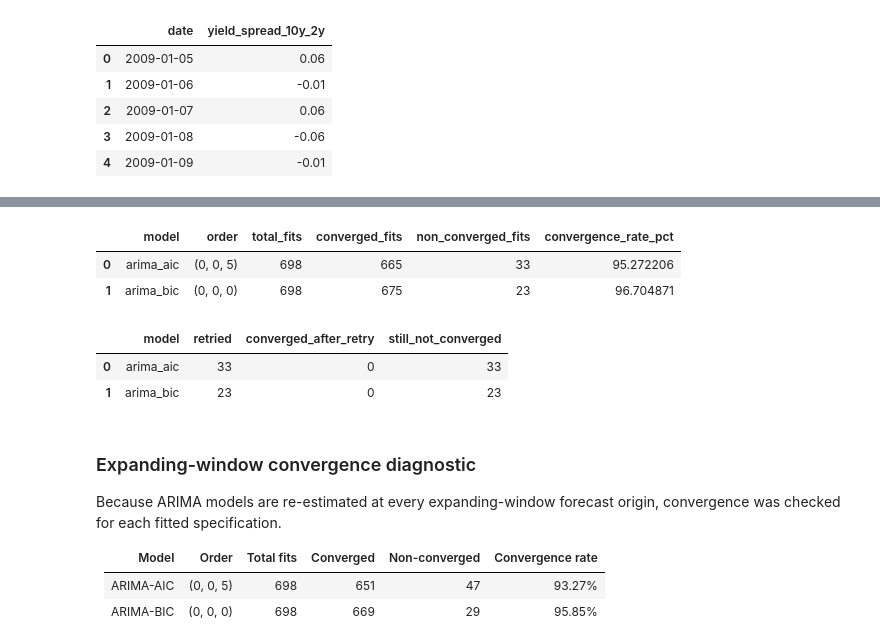
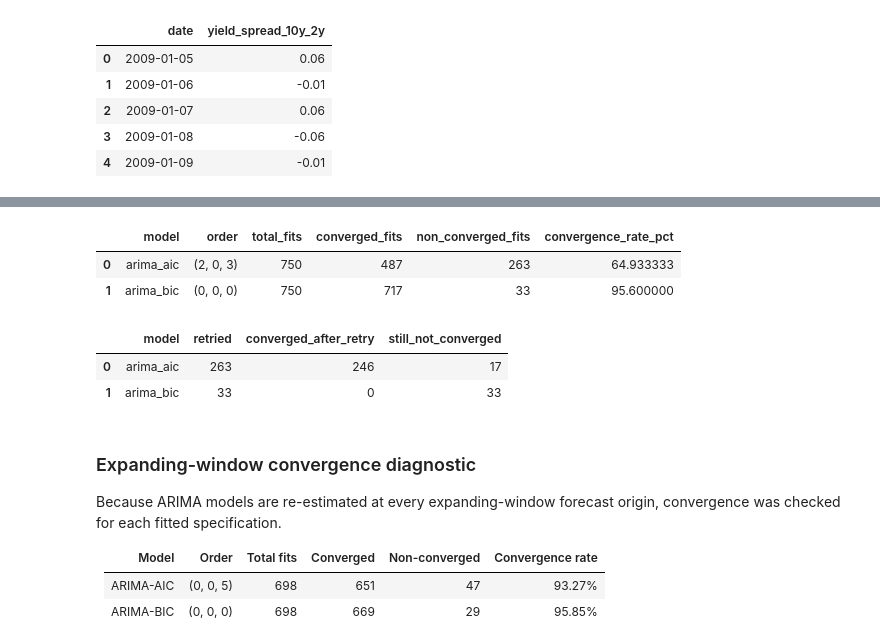
Before and after one commit to nholguinrh/DAMO-699-Capstone-project-GRP5, a Jupyter notebook: notebooks/03_models/arima_baseline.ipynb, the cells around one changed output, grey strips where cells are left out. Cells and saved outputs as stored; diff of their text form; code cells hidden in the pictures.

```diff
--- a/notebooks/03_models/arima_baseline.ipynb
+++ b/notebooks/03_models/arima_baseline.ipynb
@@ -353,11 +318,11 @@ ARIMA_ORDERS = {
 
 results = []
 
-for origin in range(MIN_TRAIN, len(arima_diff) - max(HORIZONS), STEP):
-    train_diff = arima_diff.iloc[:origin][TARGET].astype(float)
+for origin in range(MIN_TRAIN, len(arima_levels) - max(HORIZONS), STEP):
+    train_diff = arima_diff.iloc[:origin - 1][TARGET].astype(float)
 
     # Last observed level at forecast origin
-    last_level = aligned_arima_levels.loc[origin - 1, TARGET]
+    last_level = arima_levels.loc[origin - 1, TARGET]
 
     fitted_models = {}
 
@@ -369,13 +334,13 @@ for origin in range(MIN_TRAIN, len(arima_diff) - max(HORIZONS), STEP):
         ).fit()
 
     for h in HORIZONS:
-        actual_level = aligned_arima_levels.loc[origin + h - 1, TARGET]
+        actual_level = arima_levels.loc[origin + h - 1, TARGET]
 
         # Shared Random Walk benchmark
         naive_forecast = last_level
 
         row = {
-            "origin_date": aligned_arima_levels.loc[origin - 1, "date"],
+            "origin_date": arima_levels.loc[origin - 1, "date"],
             "horizon": h,
             "actual": actual_level,
             "naive": naive_forecast,
@@ -568,8 +533,8 @@ dm_results_df.round(4)
 
 convergence_records = []
 
-for origin in range(MIN_TRAIN, len(arima_diff) - max(HORIZONS), STEP):
-    train_diff = arima_diff.iloc[:origin][TARGET].astype(float)
+for origin in range(MIN_TRAIN, len(arima_levels) - max(HORIZONS), STEP):
+    train_diff = arima_diff.iloc[:origin - 1][TARGET].astype(float)
 
     for model_name, order in ARIMA_ORDERS.items():
         fit = ARIMA(
@@ -580,40 +545,40 @@ for origin in range(MIN_TRAIN, len(arima_diff) - max(HORIZONS), STEP):
 
         convergence_records.append({
             "origin": origin,
-            "origin_date": aligned_arima_levels.loc[origin - 1, "date"],
+            "origin_date": arima_levels.loc[origin - 1, "date"],
             "model": model_name,
             "order": str(order),
             "converged": bool(fit.mle_retvals.get("converged", True)),
         })
 
 convergence_df = pd.DataFrame(convergence_records)
 
 convergence_summary = (
     convergence_df
     .groupby(["model", "order"])["converged"]
     .agg(
         total_fits="count",
         converged_fits="sum"
     )
     .reset_index()
 )
 
 convergence_summary["non_converged_fits"] = (
     convergence_summary["total_fits"]
     - convergence_summary["converged_fits"]
 )
 
 convergence_summary["convergence_rate_pct"] = (
     convergence_summary["converged_fits"]
     / convergence_summary["total_fits"]
     * 100
 )
 
 convergence_summary
 # %% [output]
 |  | model | order | total_fits | converged_fits | non_converged_fits | convergence_rate_pct |
-| 0 | arima_aic | (0, 0, 5) | 698 | 665 | 33 | 95.272206 |
-| 1 | arima_bic | (0, 0, 0) | 698 | 675 | 23 | 96.704871 |
+| 0 | arima_aic | (2, 0, 3) | 750 | 487 | 263 | 64.933333 |
+| 1 | arima_bic | (0, 0, 0) | 750 | 717 | 33 | 95.600000 |
 # %%
 # Retry only non-converged expanding-window fits with a higher iteration limit
 
@@ -629,7 +594,7 @@ for _, failed in failed_fits.iterrows():
     model_name = failed["model"]
     order = ARIMA_ORDERS[model_name]
 
-    train_diff = arima_diff.iloc[:origin][TARGET].astype(float)
+    train_diff = arima_diff.iloc[:origin - 1][TARGET].astype(float)
 
     retry_fit = ARIMA(
         train_diff,
@@ -641,7 +606,7 @@ for _, failed in failed_fits.iterrows():
 
     retry_records.append({
         "origin": origin,
-        "origin_date": aligned_arima_levels.loc[origin - 1, "date"],
+        "origin_date": arima_levels.loc[origin - 1, "date"],
         "model": model_name,
         "order": str(order),
         "retry_converged": bool(
@@ -669,8 +634,8 @@ retry_summary["still_not_converged"] = (
 retry_summary
 # %% [output]
 |  | model | retried | converged_after_retry | still_not_converged |
-| 0 | arima_aic | 33 | 0 | 33 |
-| 1 | arima_bic | 23 | 0 | 23 |
+| 0 | arima_aic | 263 | 246 | 17 |
+| 1 | arima_bic | 33 | 0 | 33 |
 # %% [markdown]
 ### Expanding-window convergence diagnostic
 
```
Also changed, not shown: parts of 9 cells of this notebook, 16 other files.
